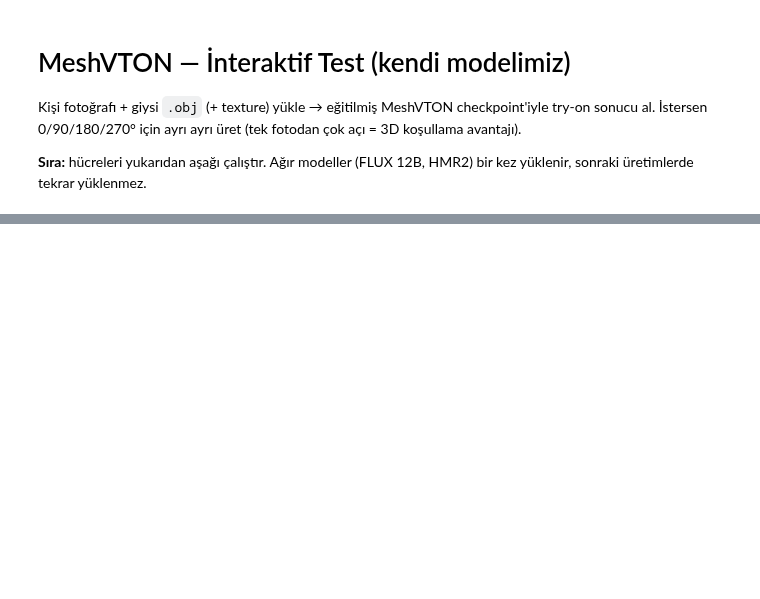
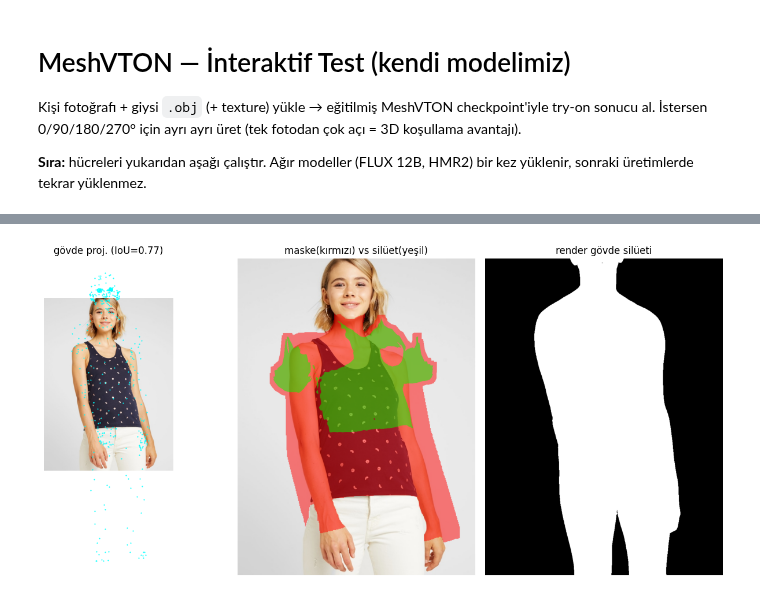
Before and after one commit to SerhanTelatar/MeshVTON, a Jupyter notebook: v2/notebooks/interactive_tryon.ipynb, the cells around one changed output, grey strips where cells are left out. Saved outputs shown, nothing was run; the diff lists cells and outputs as text; code cells hidden in the pictures; blank space fills up the shorter version.

```diff
--- a/v2/notebooks/interactive_tryon.ipynb
+++ b/v2/notebooks/interactive_tryon.ipynb
@@ -145,11 +198,12 @@ print('NOT: sistem TEXTURESUZ (tez kararı) — hedef: yerleşim + multi-view tu
 # %%
-#@title 5) Koşullama kur + TEŞHİS (GPU'da örnekleme YOK — önce hizayı gör)
+#@title 5) Koşullama kur + TEŞHİS (Tüm kişiler için)
 ANGLES = [0]            #@param  ör. [0]  veya  [0, 90, 180, 270]  (0 = fotonun kendi açısı)
 HANG_PAD = -0.06        #@param  giysi askı payı [m]. Silüet çok YUKARIDAYSA küçült (0.06 -> -0.06 ~ -0.10), aşağıdaysa artır. Örneklemeden önce burada kalibre et.
 
 import cv2
 import numpy as np
 import matplotlib.pyplot as plt
+from dataclasses import replace
 from meshvton2.conditioning.builder import build_conditioning, PhotoView, OrbitView
 from meshvton2.conditioning.garment import load_garment_asset
 from meshvton2.conditioning.person import person_square_bbox
@@ -159,59 +213,57 @@ from meshvton2.conditioning.render import render_body_mask
 
 prep, hmr2 = STATE['prep'], STATE['hmr2']
 
-# 1) kişi ön-işleme + poz/kamera — bbox artık parse'tan (kişi-merkezli kare):
-#    tam-kare varsayılan, off-center kişide gövdeyi görüntü merkezine kaydırıyordu.
-pp = prep.process(PERSON_PATH, size=SIZE)
-params = hmr2(pp.image, bbox=person_square_bbox(pp))
-
-# 2) giysi mesh — TEXTURESUZ sistem (tez kararı): referansı builder üretir
-#    (gri kumaşlı şekilli render — form modele geçer, renk/desen iddiası yok).
+# Giysi mesh'ini yükle (tek giysi tüm kişiler için)
 asset = load_garment_asset(OBJ_PATH, texture_path=None, allow_untextured=True,
                            garment_id=os.path.splitext(os.path.basename(OBJ_PATH))[0])
+if asset.texture is None:
+    tex = np.full((64, 64, 3), 200, np.uint8)
+    uv = asset.uv if asset.uv is not None else np.zeros((len(asset.verts), 2), np.float32)
+    asset = replace(asset, texture=tex, uv=uv)
+    print('texture yok -> düz gri appearance referansı.')
 
-# 3) koşullamalar (maske = parse ∪ giysi silüeti — hizalama düzeltmesi builder'da)
-bundles = {a: build_conditioning(pp.image, params, asset,
-                                 PhotoView() if a == 0 else OrbitView(a),
-                                 size=SIZE, person_prep=pp, hang_pad=HANG_PAD)
-           for a in ANGLES}
+ALL_PERSON_DATA = []
 
-# ---- TEŞHİS (her zaman foto kamerasında: parse ile kıyas ancak 0°'de anlamlı) ----
-b0 = bundles.get(0) or build_conditioning(pp.image, params, asset, PhotoView(),
-                                          size=SIZE, person_prep=pp, hang_pad=HANG_PAD)
-cam = b0.camera
-body = get_body_model()(params)
-h, w = SIZE
+for p_idx, p_path in enumerate(PERSON_PATHS):
+    print(f"\n{'='*50}\nKİŞİ {p_idx+1} TEŞHİS: {os.path.basename(p_path)}")
 
-# a) gövde hizası: SMPL-X vertexleri fotoya projeksiyon
-uv_pix = cam_mod.project(cam, body['verts'])
-ok = ~np.isnan(uv_pix).any(1)
-# b) gövde reprojection IoU: render silüeti vs parse kişi bölgesi
-body_m = render_body_mask(body['verts'], body['faces'], cam, size=SIZE)
-parse_full = cv2.resize(pp.parse, (w, h), interpolation=cv2.INTER_NEAREST) > 0
-reproj_iou = (parse_full & body_m).sum() / max((parse_full | body_m).sum(), 1)
-# c) maske (kırmızı) vs giysi silüeti (yeşil) kaplaması
-sil = b0.control_depth_sil[2].numpy() > 0
-msk = b0.inpaint_mask[0].numpy() > 0.5
-cover = (sil & msk).sum() / max(sil.sum(), 1)   # silüetin ne kadarı maske içinde
+    pp = prep.process(p_path, size=SIZE)
+    params = hmr2(pp.image, bbox=person_square_bbox(pp))
 
-overlay = pp.image.copy()
-overlay[msk] = (overlay[msk] * 0.5 + np.array([255, 0, 0]) * 0.5).astype(np.uint8)
-overlay[sil] = (overlay[sil] * 0.5 + np.array([0, 255, 0]) * 0.5).astype(np.uint8)
-fig, ax = plt.subplots(1, 3, figsize=(13, 6))
-ax[0].imshow(pp.image); ax[0].scatter(uv_pix[ok, 0][::25], uv_pix[ok, 1][::25], s=0.3, c='cyan')
-ax[0].set_title(f'gövde projeksiyonu (IoU={reproj_iou:.2f})')
-ax[1].imshow(overlay); ax[1].set_title('maske(kırmızı) vs silüet(yeşil)')
-ax[2].imshow(body_m, cmap='gray'); ax[2].set_title('render gövde silüeti')
-for x in ax: x.axis('off')
-plt.tight_layout(); plt.show()
+    bundles = {a: build_conditioning(pp.image, params, asset,
+                                     PhotoView() if a == 0 else OrbitView(a),
+                                     size=SIZE, person_prep=pp, hang_pad=HANG_PAD)
+               for a in ANGLES}
 
-meta = b0.meta
-print(f"reprojection IoU      : {reproj_iou:.3f}  (kapı: >= 0.70)")
-print(f"silüet-maske kapsaması: {cover:.3f}  (>= ~0.95 beklenir — birleşim düzeltmesiyle)")
-print(f"drape_extent_ratio    : {meta.get('drape_extent_ratio'):.3f}  (üst giysi/tüm-vücut köşegeni: ~0.25-0.6 normal)")
-print(f"clearance_ratio       : {meta.get('clearance_ratio'):.3f}   penetrasyon: {meta.get('penetration_depth', 0)*1000:.1f} mm")
-if reproj_iou < 0.70:
-    print('UYARI: kamera/SMPL fit zayıf — gövde kişiyle hizalı değil; sonuç kayık olur.')
-_er = meta.get('drape_extent_ratio') or 0.4
-if _er > 1.5 or _er < 0.15:
-    print('UYARI: drape patlamış/çökmüş görünüyor — mesh ölçeği/ekseni şüpheli (CLOTH3D metrik + Z-up olmalı).')
+    b0 = bundles.get(0) or build_conditioning(pp.image, params, asset, PhotoView(),
+                                              size=SIZE, person_prep=pp, hang_pad=HANG_PAD)
+    cam = b0.camera
+    body = get_body_model()(params)
+    h, w = SIZE
+
+    uv_pix = cam_mod.project(cam, body['verts'])
+    ok = ~np.isnan(uv_pix).any(1)
+    body_m = render_body_mask(body['verts'], body['faces'], cam, size=SIZE)
+    parse_full = cv2.resize(pp.parse, (w, h), interpolation=cv2.INTER_NEAREST) > 0
+    reproj_iou = (parse_full & body_m).sum() / max((parse_full | body_m).sum(), 1)
+
+    sil = b0.control_depth_sil[2].numpy() > 0
+    msk = b0.inpaint_mask[0].numpy() > 0.5
+    cover = (sil & msk).sum() / max(sil.sum(), 1)
+
+    overlay = pp.image.copy()
+    overlay[msk] = (overlay[msk] * 0.5 + np.array([255, 0, 0]) * 0.5).astype(np.uint8)
+    overlay[sil] = (overlay[sil] * 0.5 + np.array([0, 255, 0]) * 0.5).astype(np.uint8)
+
+    fig, ax = plt.subplots(1, 3, figsize=(13, 6))
+    ax[0].imshow(pp.image); ax[0].scatter(uv_pix[ok, 0][::25], uv_pix[ok, 1][::25], s=0.3, c='cyan')
+    ax[0].set_title(f'gövde proj. (IoU={reproj_iou:.2f})')
+    ax[1].imshow(overlay); ax[1].set_title('maske(kırmızı) vs silüet(yeşil)')
+    ax[2].imshow(body_m, cmap='gray'); ax[2].set_title('render gövde silüeti')
+    for x in ax: x.axis('off')
+    plt.tight_layout(); plt.show()
+
+    meta = b0.meta
+    print(f"IoU: {reproj_iou:.3f} | Kapsama: {cover:.3f} | Drape: {meta.get('drape_extent_ratio'):.3f}")
+    ALL_PERSON_DATA.append({'path': p_path, 'pp': pp, 'bundles': bundles})
+# %% [output]
@@ -217,0 +277 @@ if _er > 1.5 or _er < 0.15:
+[figure, added]
```
Also changed, not shown: parts of 11 cells of this notebook, 1 other file.
